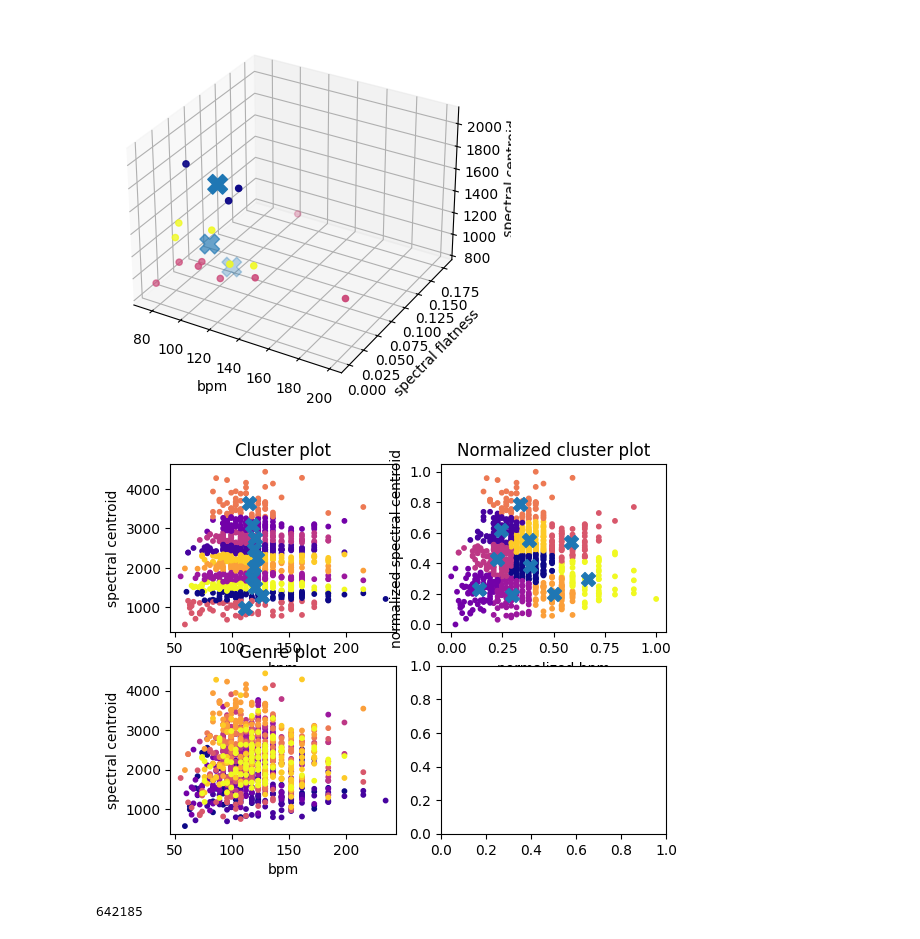
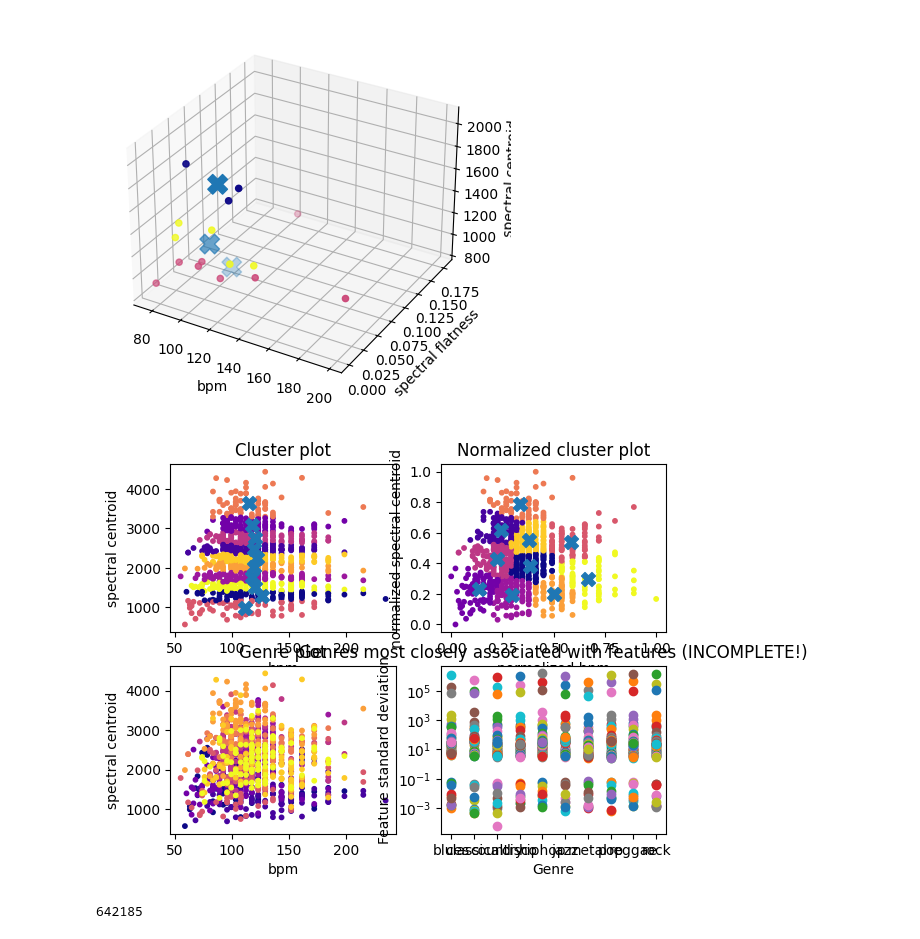
Before and after one commit to BerkUnver/MusicClassifier, a Jupyter notebook: MusicClassifier.ipynb, the cells around one changed output. Saved outputs shown, nothing was run; the diff lists cells and outputs as text; code cells hidden in the pictures.

Commit message:
Started to figure out which features correspond most closely to genre.

```diff
--- a/MusicClassifier.ipynb
+++ b/MusicClassifier.ipynb
@@ -242,8 +242,66 @@ plot_bpm_and_spectral_flatness()
 # conventional algorithms.
 #           -berk, November 15, 2024
 
+
+
+gtzan_genre_count = 10
+gtzan_songs_per_genre = 100
+
+
+def find_gtzan_features_most_associated_with_genre(frame: pandas.DataFrame, plot: matplotlib.axes.Axes):
+    feature_count = frame.columns.size - 3 # The first two columns are filename and length (which is constant), and the last column is the genre as a string name. We can ignore these.
+    # First column: File name. We can ignore this.
+    # Second column: File length. This is constant for all GTZAN files. We can ignore this.
+    # Final column: Genre name. We can look this up later, so we can ignore this.
+
+    genre_feature_averages = np.ndarray((gtzan_genre_count, feature_count), dtype=np.float32)
+    # A [gtzan_genre_count, feature_count] array. Contains the mean of each feature per genre.
+    genre_feature_stdev = np.ndarray((gtzan_genre_count, feature_count), dtype=np.float32)
+    # Same as the above, but for standard deviation.
+
+    data = frame.to_numpy()[:, 2:frame.columns.size-1].astype(np.float32)
+
+    # ToDo: Figure out how to vectorize this
+    for genre_index in range(gtzan_genre_count):
+        start_index = genre_index * gtzan_songs_per_genre
+        end_index = start_index + gtzan_songs_per_genre - 1
+        for feature_index in range(feature_count):
+            genre_feature = data[start_index:end_index, feature_index]
+            # All the values of a specific feature per genre
+
+            mean = np.mean(genre_feature)
+            genre_feature_averages[genre_index, feature_index] = mean
+            stdev = np.std(genre_feature, mean=mean)
+            genre_feature_stdev[genre_index, feature_index] = stdev
+
+    stdev_mins = np.argmin(genre_feature_stdev, axis=0)
+    # A [feature_count] array with the indices of the genre most closely associated (lowest stdev) with a given feature.
+
+
+    plot.set_title("Genres most closely associated with features (INCOMPLETE!)")
+    plot.set_xlabel("Genre")
+    plot.set_ylabel("Feature standard deviation")
+    plot.set_yscale("log")
+
+    genres = frame["label"][::gtzan_songs_per_genre]
+    plot.set_xticks(np.arange(gtzan_genre_count), genres)
+
+    for genre_index in range(gtzan_genre_count):
+        feature_stdev = genre_feature_stdev[genre_index]
+        for feature in feature_stdev:
+            plot.scatter(genre_index, feature)
+
+    # ToDo: We need to normalize the standard deviations, likely by making each mean 1, because they otherwise are not on the same scale.
+
+
+
+
 def plot_gtzan():
     frame = pandas.read_csv("Datasets/GTZAN/features_30_sec.csv")
+
+    #
+    # Generate the plots that cluster based on spectral centroid and bpm.
+    #
 
     try:
         bpm = frame["tempo"]
@@ -254,9 +312,6 @@ def plot_gtzan():
     # No spectral flatness in the GTZAN pre-extracted features so we will avoid that for now.
 
 
-    gtzan_genre_count = 10
-    gtzan_songs_per_genre = 100
-
     clf = k_means_constrained.KMeansConstrained(
         n_clusters = gtzan_genre_count,
         size_min = int(gtzan_songs_per_genre * 2/3),
@@ -264,10 +319,10 @@ def plot_gtzan():
         random_state = 0
     )
 
-    data = np.stack((bpm, spectral_centroid), axis=-1)
-    cluster_labels = clf.fit_predict(data)
+    cluster_data = np.stack((bpm, spectral_centroid), axis=-1)
+    cluster_labels = clf.fit_predict(cluster_data)
 
-    _, ((cluster_plot, normalized_plot), (genre_plot, _)) = plt.subplots(ncols=2, nrows=2)
+    _, ((cluster_plot, normalized_plot), (genre_plot, feature_stdev_plot)) = plt.subplots(ncols=2, nrows=2)
 
     point_size = 10
     label_size = 100
@@ -286,41 +341,50 @@ def plot_gtzan():
     #           -berk, November 11, 2024
 
     def numpy_normalize(array):
-        return (array - np.min(array)) / (np.max(array) - np.min(array))
+        array_min = np.min(array)
+        array_max = np.max(array)
+        return (array - array_min) / (array_max - array_min)
 
     normalized_bpm = numpy_normalize(bpm)
     normalized_spectral_centroid = numpy_normalize(spectral_centroid)
     normalized_data = np.stack((normalized_bpm, normalized_spectral_centroid), axis=-1)
     normalized_labels = clf.fit_predict(normalized_data)
 
     normalized_plot.set_title("Normalized cluster plot")
     normalized_plot.set_xlabel("normalized bpm")
     normalized_plot.set_ylabel("normalized spectral centroid")
 
     normalized_plot.scatter(normalized_bpm, normalized_spectral_centroid, c=normalized_labels, cmap="plasma", s=point_size)
     normalized_plot.scatter(clf.cluster_centers_[:, 0], clf.cluster_centers_[:, 1], marker="X", s=label_size)
 
 
+    #
+    # Now, generate a plot where each point on the (bpm, spectral_centroid) axis is a color that corresponds to its genre.
+    #
+
     # The songs are in order, with the first 100 songs being one genre,
     # the next 100 being another genre, etc. This generates an array
     # that looks like this:
     # [0, 0, 0,... , 0, 1, 1, 1, ...., 1, 2, ...., 2, ...]
     # It has 100 0s followed by  100 2s followed by 100 3s, and so on.
     # These are integer labels by genre.
     #           -berk, November 11, 2024
 
+
     genre_labels = np.repeat(np.arange(0, gtzan_genre_count), gtzan_songs_per_genre)
 
     genre_plot.set_title("Genre plot")
     genre_plot.set_xlabel("bpm")
     genre_plot.set_ylabel("spectral centroid")
     genre_plot.scatter(bpm, spectral_centroid, c=genre_labels, cmap="plasma", s=point_size)
 
+    find_gtzan_features_most_associated_with_genre(frame, feature_stdev_plot)
+
     plt.show()
 
 plot_gtzan()
 # %% [output]
-[figure, old version]
+[figure, new version]
 # %%
 #
 # Test generating a mel-frequency spectrogram
```
Also changed, not shown: 1 other file.
